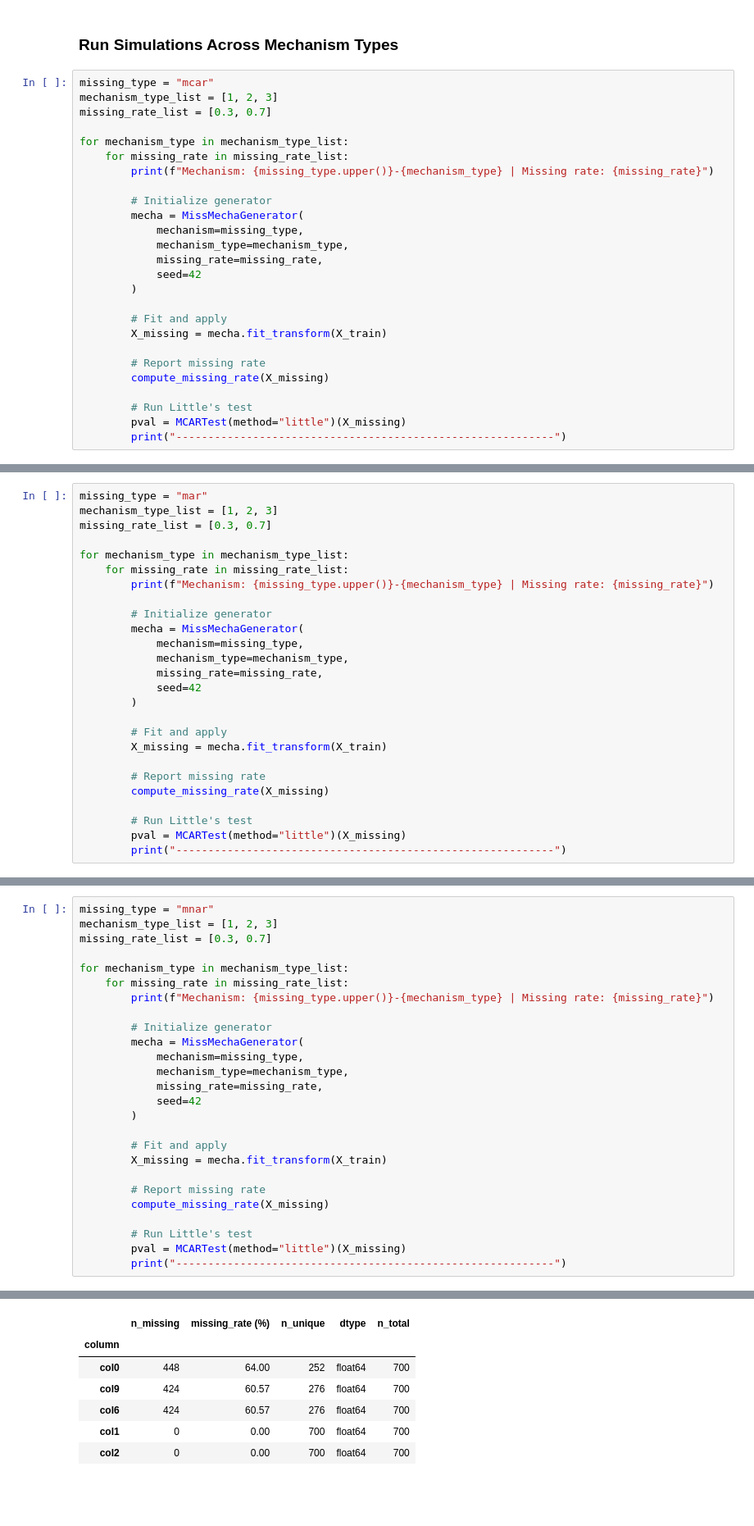
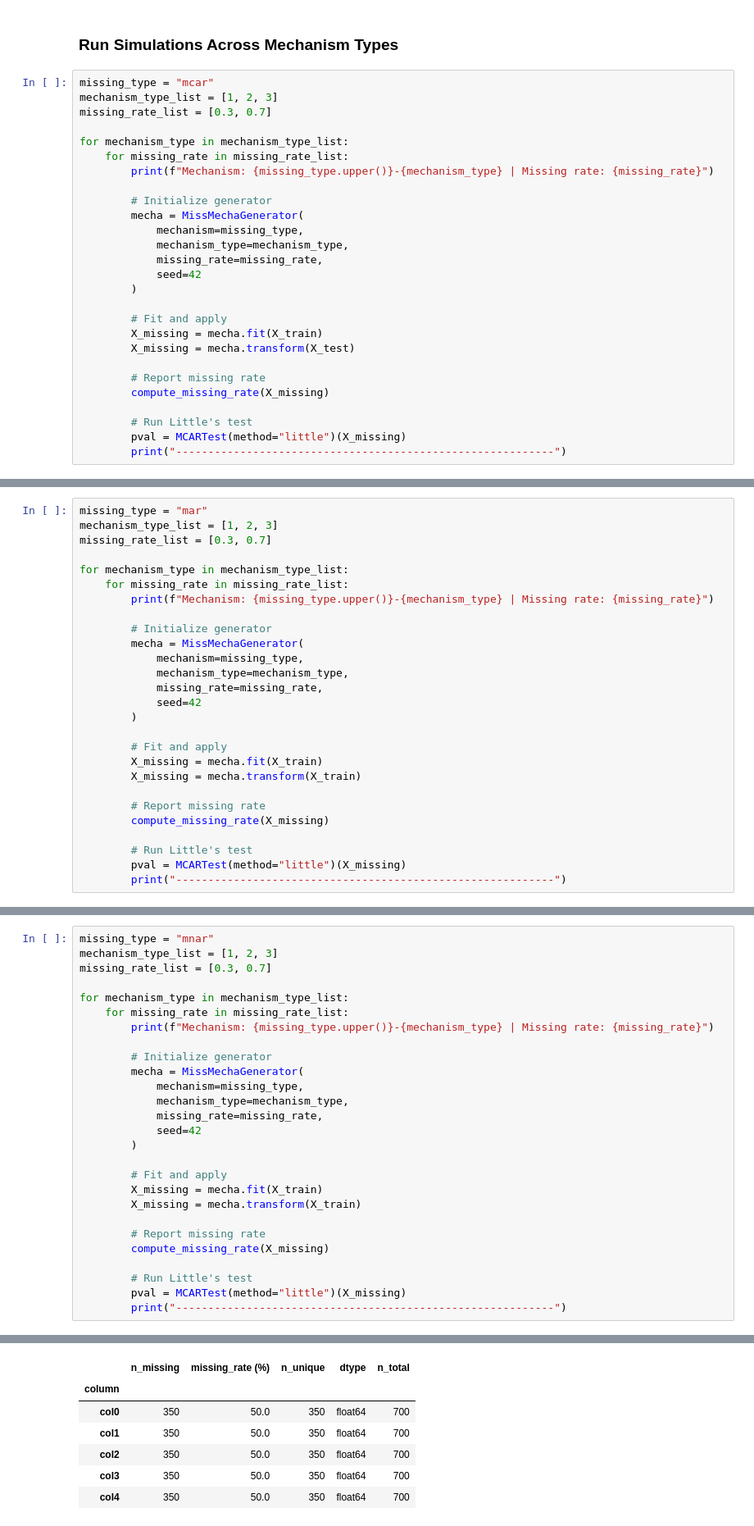
Before and after one commit to echoid/MissMecha, a Jupyter notebook: demo_generate.ipynb, the cells around one changed output, grey strips where cells are left out. Shown at 82% size. Cells and saved outputs as stored; diff of their text form; blank space fills up the shorter version.

```diff
--- a/demo_generate.ipynb
+++ b/demo_generate.ipynb
@@ -61,7 +62,8 @@ for mechanism_type in mechanism_type_list:
         )
 
         # Fit and apply
-        X_missing = mecha.fit_transform(X_train)
+        X_missing = mecha.fit(X_train)
+        X_missing = mecha.transform(X_test)
 
         # Report missing rate
         compute_missing_rate(X_missing)
@@ -190,7 +198,8 @@ for mechanism_type in mechanism_type_list:
         )
 
         # Fit and apply
-        X_missing = mecha.fit_transform(X_train)
+        X_missing = mecha.fit(X_train)
+        X_missing = mecha.transform(X_train)
 
         # Report missing rate
         compute_missing_rate(X_missing)
@@ -319,7 +336,8 @@ for mechanism_type in mechanism_type_list:
         )
 
         # Fit and apply
-        X_missing = mecha.fit_transform(X_train)
+        X_missing = mecha.fit(X_train)
+        X_missing = mecha.transform(X_train)
 
         # Report missing rate
         compute_missing_rate(X_missing)
@@ -334,10 +354,10 @@ Overall missing rate: 18.51%
 
 Top variables by missing rate:
 |  | n_missing | missing_rate (%) | n_unique | dtype | n_total |
 | column |  |  |  |  |  |
-| col0 | 448 | 64.00 | 252 | float64 | 700 |
-| col9 | 424 | 60.57 | 276 | float64 | 700 |
-| col6 | 424 | 60.57 | 276 | float64 | 700 |
-| col1 | 0 | 0.00 | 700 | float64 | 700 |
-| col2 | 0 | 0.00 | 700 | float64 | 700 |
+| col0 | 350 | 50.0 | 350 | float64 | 700 |
+| col1 | 350 | 50.0 | 350 | float64 | 700 |
+| col2 | 350 | 50.0 | 350 | float64 | 700 |
+| col3 | 350 | 50.0 | 350 | float64 | 700 |
+| col4 | 350 | 50.0 | 350 | float64 | 700 |
 Method: Little's MCAR Test
```
Also changed, not shown: parts of 4 cells of this notebook, 6 other files.
